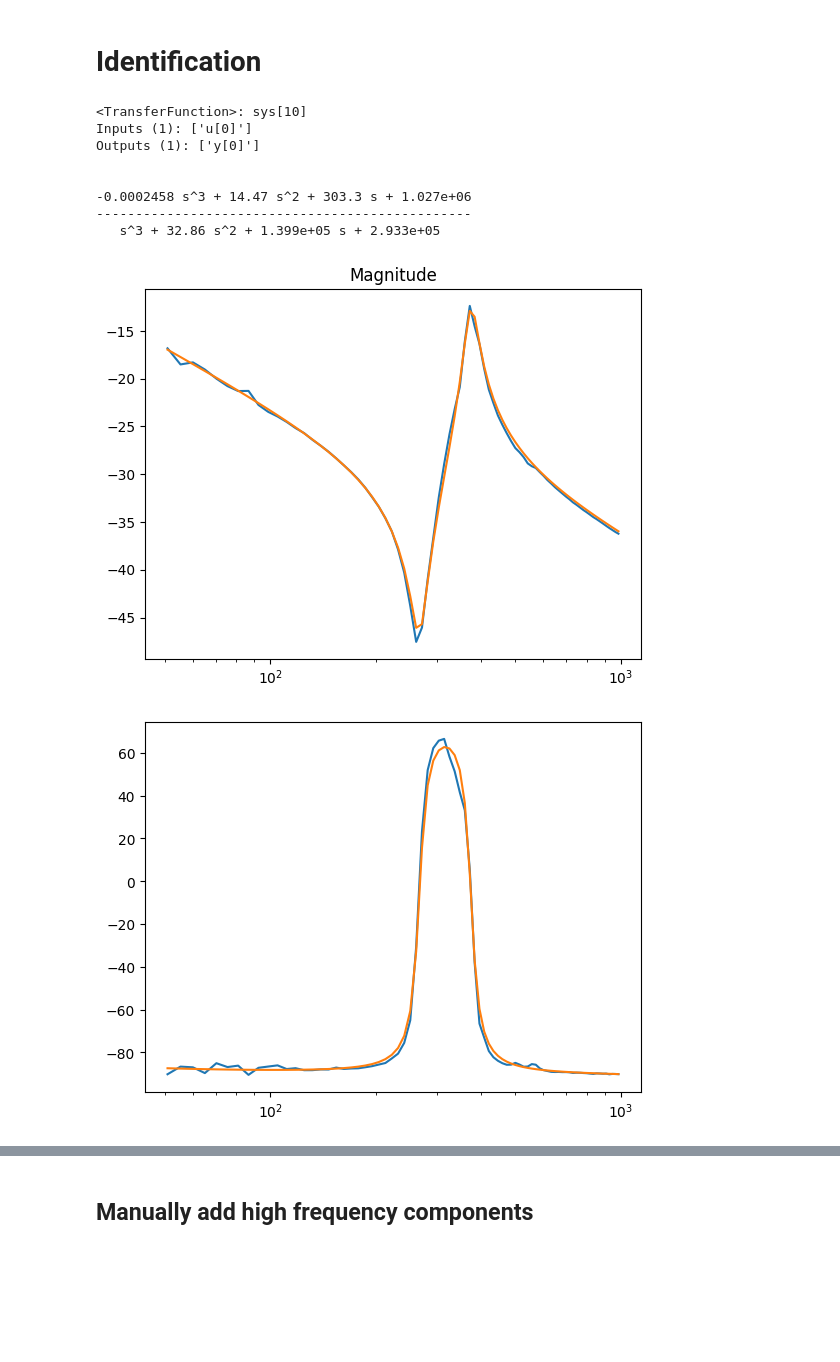
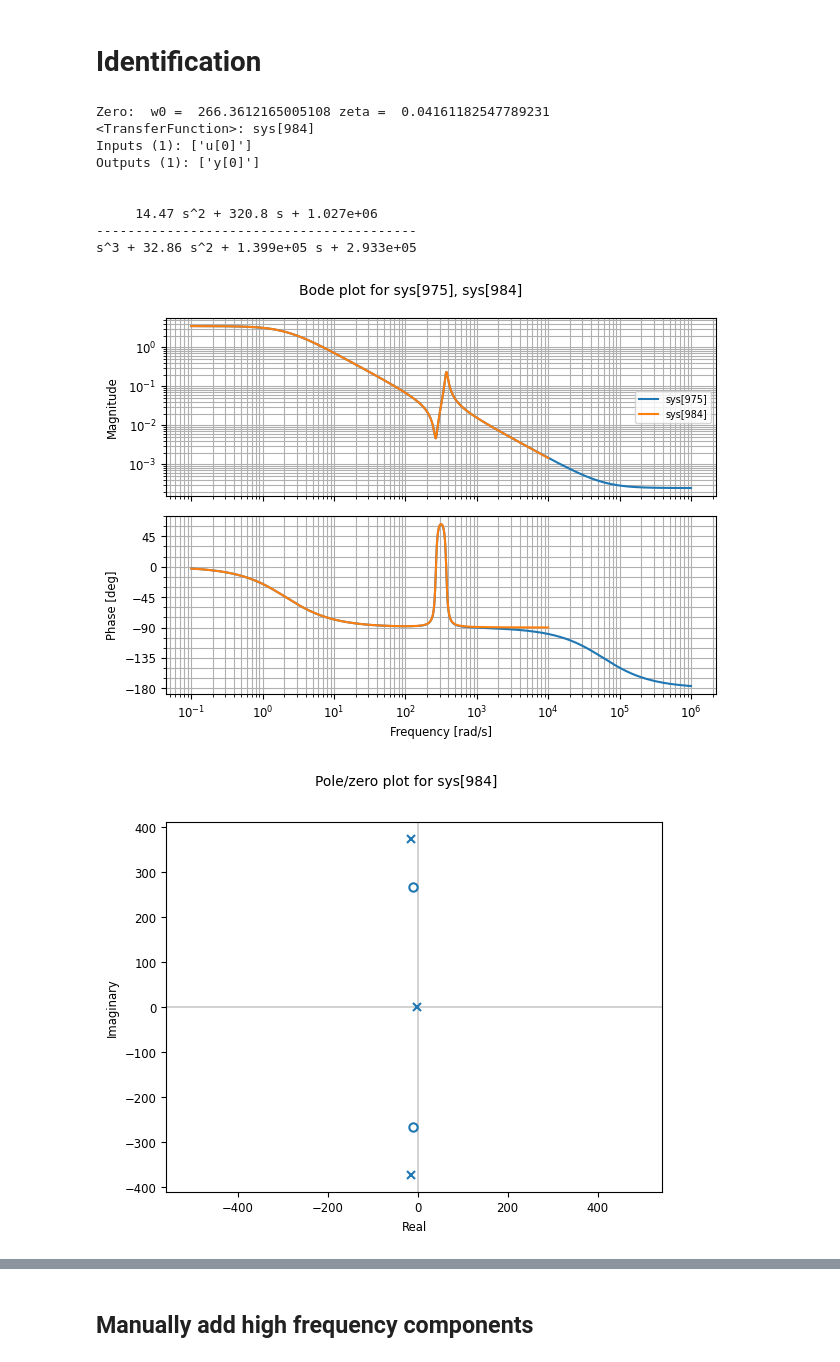
Before and after one commit to eliasrhoden/Sinumerik-Ctrl, a Jupyter notebook: tf_identification.ipynb, the cells around one changed output, grey strips where cells are left out. Cells and saved outputs as stored; diff of their text form; code cells hidden in the pictures; blank space fills up the shorter version.

```diff
--- a/tf_identification.ipynb
+++ b/tf_identification.ipynb
@@ -59,29 +59,56 @@ plt.show()
 # %%
 Gi,_,_= tf_freq_id.fit(omega_H, mag_H, phase_H,model_order=4)
 
 Gi = ctrl.tf(Gi)
+Gi = ctrl.minreal(Gi, verbose=False)
+
+
+ctrl.bode(Gi)
+
+# Remove unstale real zeros
+unstable_zeros = 1.0
+s = ctrl.tf('s')
+for z in Gi.zeros():
+
+    if z.imag > 0.01:
+        w0 = np.abs(z)
+        zeta = -np.real(z)/w0
+        print("Zero: ",  "w0 = ", w0, "zeta = ", zeta)
+
+
+    if np.abs(z.imag) < 0.01 and z.real > 0:
+        unstable_zeros *= (s-np.real(z))/-np.abs(z.real)
+
+
+Gi = Gi/unstable_zeros
+Gi = ctrl.minreal(Gi, verbose=False)
+
+ctrl.bode(Gi)
+
+ctrl.pzmap(Gi)
 
 print(Gi)
 
 GyH = ctrl.frequency_response(Gi, omega_H).response[0][0]
 
 plt.figure()
 plt.semilogx(omega_H, 20*np.log10(mag_H))
 plt.semilogx(omega_H, 20*np.log10(np.abs(GyH)))
 plt.title('Magnitude')
 
 plt.figure()
 plt.semilogx(omega_H, np.rad2deg(phase_H))
 plt.semilogx(omega_H, np.rad2deg(np.angle(GyH)))
 plt.show()
 # %% [output]
-<TransferFunction>: sys[10]
+Zero:  w0 =  266.3612165005108 zeta =  0.04161182547789231
+<TransferFunction>: sys[984]
 Inputs (1): ['u[0]']
 Outputs (1): ['y[0]']
 
 
--0.0002458 s^3 + 14.47 s^2 + 303.3 s + 1.027e+06
-------------------------------------------------
-   s^3 + 32.86 s^2 + 1.399e+05 s + 2.933e+05
+     14.47 s^2 + 320.8 s + 1.027e+06
+-----------------------------------------
+s^3 + 32.86 s^2 + 1.399e+05 s + 2.933e+05
-[figure, old version]
+[figure, new version]
-[figure, old version]
+[figure, new version]
```
Also changed, not shown: parts of 9 cells of this notebook, 8 other files.
